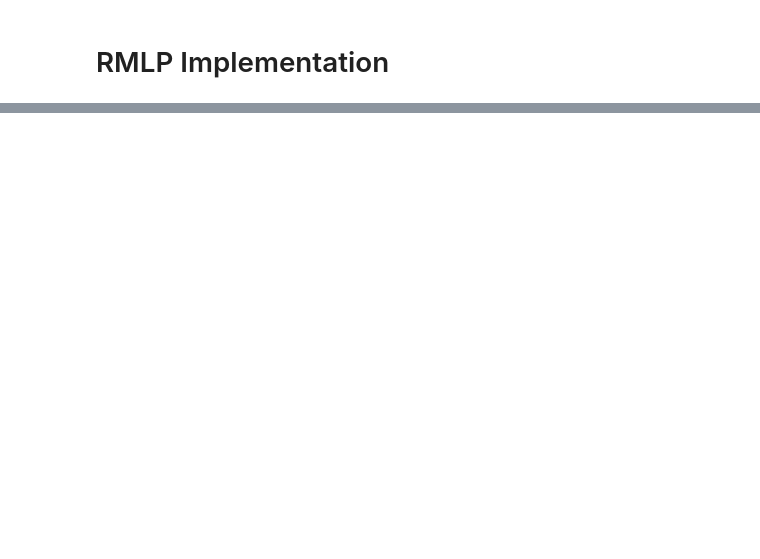
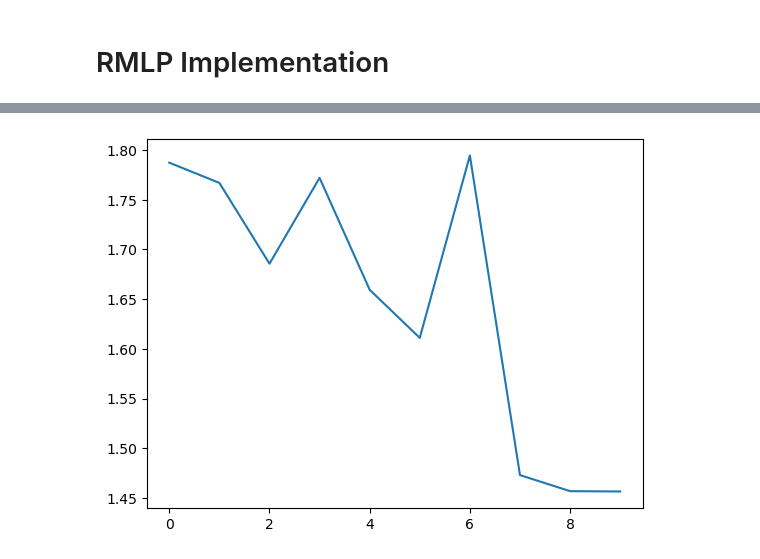
Before and after one commit to whoismuch/recurrent-neural-network, a Jupyter notebook: RMLP.ipynb, the cells around one changed output, grey strips where cells are left out. Saved outputs shown, nothing was run; the diff lists cells and outputs as text; code cells hidden in the pictures; blank space fills up the shorter version.

```diff
--- a/RMLP.ipynb
+++ b/RMLP.ipynb
@@ -135,5 +30,0 @@ memory usage: 2.7 MB
-# %%
-df['NSM'] = df['NSM'].astype('float64')
-df['WeekStatus'] = df['WeekStatus'].astype('float64')
-df['Day_of_week'] = df['Day_of_week'].astype('float64')
-df['Load_Type'] = df['Load_Type'].astype('float64')
@@ -220,16 +84,26 @@ def dtanh(x):
     return 1 - np.square(tanh(x))
 
 
-def mse(y_pred, y):
-    batch_size = 4
-    n = y_pred.shape[0]
-    squared_batched = np.array([])
-    for i in range(0, n / batch_size, batch_size):
-        batch_y_pred = y_pred[i:i + batch_size]
-        batch_y = y[i:i + batch_size]
-        squared_batched.append(squared_batched, np.sum(np.square(batch_y_pred - batch_y)))
-    err = np.mean(squared_batched)
-    return err
+def mse(y_pred, y, batch_size):
+     n = y_pred.shape[0]
+     squared_batched = []
+     for i in range(0, n , batch_size):
+         batch_y_pred = y_pred[i:i + batch_size]
+         batch_y = y[i:i + batch_size]
+         squared_batched.append(0.5 * np.sum(np.square(batch_y_pred - batch_y)))
+     err = np.mean(squared_batched)
+     return err
+
+def r2(y_pred, y, batch_size):
+     n = y_pred.shape[0]
+     chisl = 0
+     znamen = np.sum((y - np.mean(y))**2)
+     for i in range(0, n , batch_size):
+         batch_y_pred = y_pred[i:i + batch_size]
+         batch_y = y[i:i + batch_size]
+         chisl += np.sum((batch_y - batch_y_pred)**2)
+
+     return 1 - chisl/znamen
 
 
 def dmse(y_pred, y):
@@ -369,0 +269,10 @@ class RMLP:
+# %%
+net_arch = (9, 100, 100, 1)
+nn = RMLP(net_arch, 4, 0.01)
+# nn._init_weights(net_arch)
+epoch_losses, y_p, y_t, y_p_f_b, y_t_f_b = nn.train(pd.DataFrame(X_train), pd.DataFrame(y_train), 10)
+# nn.feedforward(X_train.iloc[0].values)
+# nn._backprop(pd.DataFrame(y_train_two_outs).iloc[0].values)
+plt.plot(epoch_losses)
+print(f"First epoch loss - {epoch_losses[0]}\nLast epoch loss - {epoch_losses[-1]}")
+# %% [output]
@@ -369,0 +291 @@ class RMLP:
+[figure, added]
```
Also changed, not shown: parts of 53 cells of this notebook, 2 other files.
